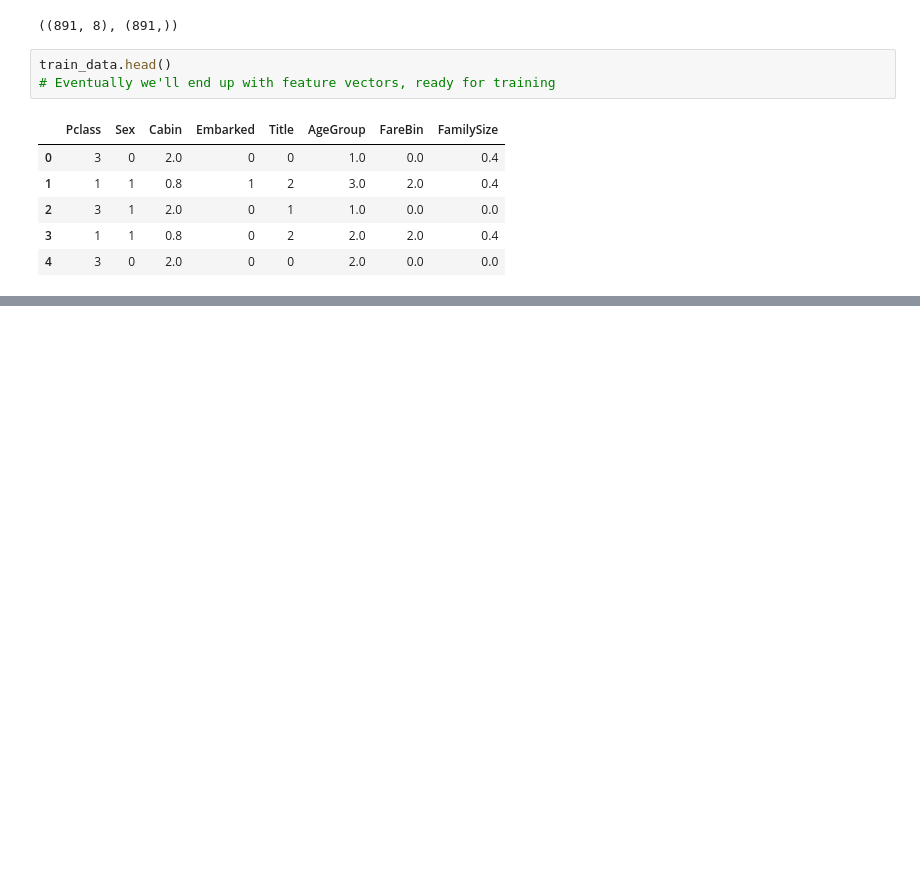
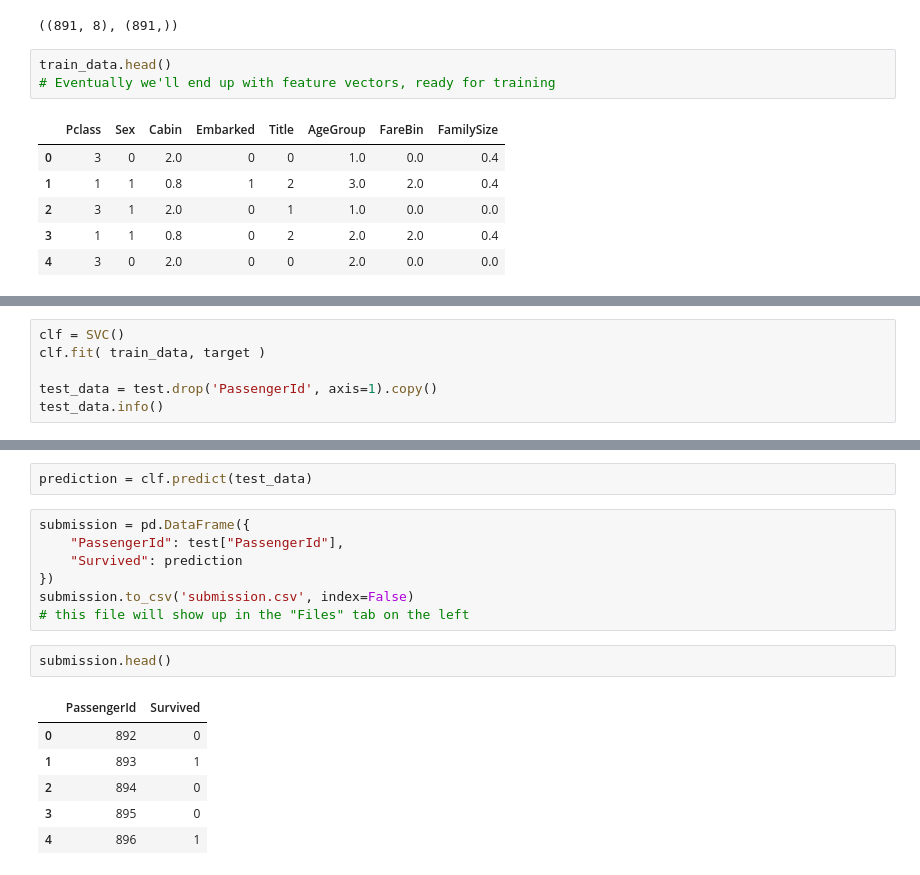
Before and after one commit to ikikika/data_science, a Jupyter notebook: titanic-kaggle/titanic_kaggle.ipynb, the cells around one changed output, grey strips where cells are left out. Saved outputs shown, nothing was run; the diff lists cells and outputs as text; blank space fills up the shorter version.

Commit message:
Evaluate classifiers and generate prediction

```diff
--- a/titanic-kaggle/titanic_kaggle.ipynb
+++ b/titanic-kaggle/titanic_kaggle.ipynb
@@ -543,0 +726,6 @@ train_data.head()
+# %%
+clf = SVC()
+clf.fit( train_data, target )
+
+test_data = test.drop('PassengerId', axis=1).copy()
+test_data.info()
@@ -543,0 +748,18 @@ train_data.head()
+# %%
+prediction = clf.predict(test_data)
+# %%
+submission = pd.DataFrame({
+    "PassengerId": test["PassengerId"],
+    "Survived": prediction
+})
+submission.to_csv('submission.csv', index=False)
+# this file will show up in the "Files" tab on the left
+# %%
+submission.head()
+# %% [output]
+|  | PassengerId | Survived |
+| 0 | 892 | 0 |
+| 1 | 893 | 1 |
+| 2 | 894 | 0 |
+| 3 | 895 | 0 |
+| 4 | 896 | 1 |
```
Also changed, not shown: parts of 28 cells of this notebook.
